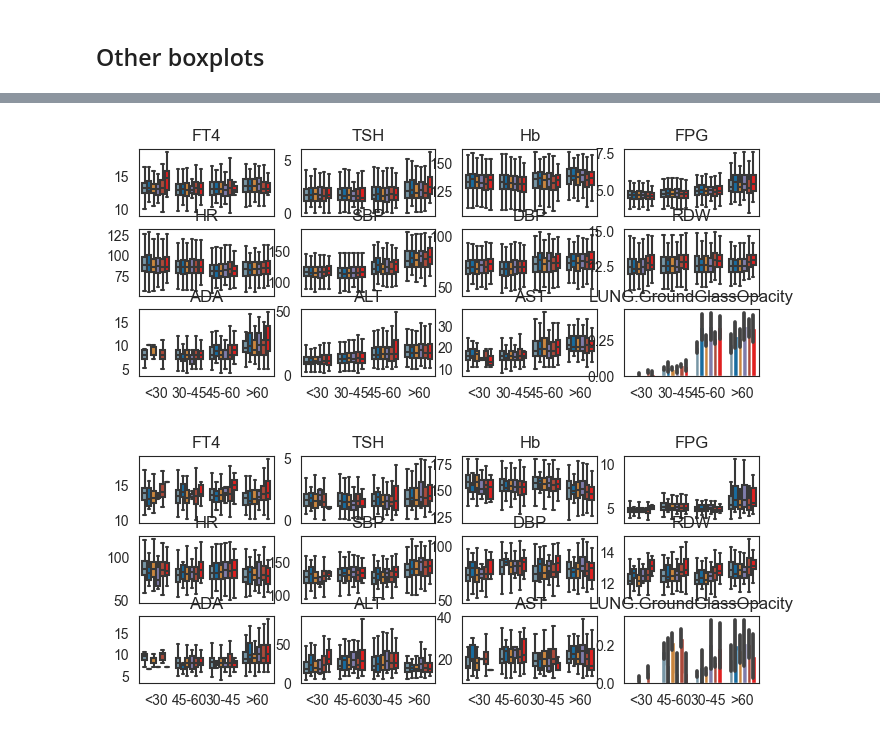
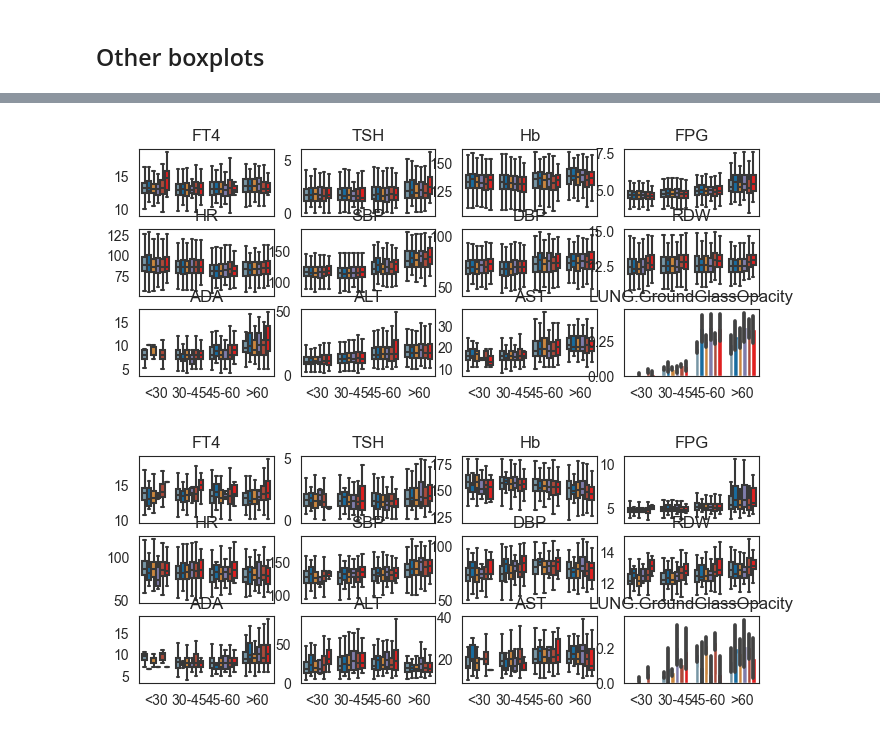
Before and after one commit to huboqiang/healthman, a Jupyter notebook: Figure3_T-wave-xgb.ipynb, the cells around one changed output, grey strips where cells are left out. Drawn from its saved outputs; the diff is of its cells as text; code cells hidden in the pictures.

```diff
--- a/Figure3_T-wave-xgb.ipynb
+++ b/Figure3_T-wave-xgb.ipynb
@@ -384,6 +385,7 @@ fig = plt.figure(figsize=(4,2.5))
 for idx,gender in enumerate(["female", "male"]):
     ax = fig.add_subplot(2,1,1+idx)
     sns.boxplot(df_t_group[(df_t_group["gender"]==gender)], x="age_groups",
+                order=l_age_groups,
                 hue="group_each_year", y=tag, showfliers = False,
                 hue_order=hue_order, palette=pal, ax=ax)
 
@@ -395,7 +397,7 @@ for idx,gender in enumerate(["female", "male"]):
         ax.set_xticklabels([])
         ax.set_title(parse_dict_with_default(tag, rename_dict))
 
-    add_stat_annotation(ax, data=df_t_group[(df_t_group["gender"]==gender)], x="age_groups", #order=l_age_groups,
+    add_stat_annotation(ax, data=df_t_group[(df_t_group["gender"]==gender)], x="age_groups", order=l_age_groups,
                 hue="group_each_year",y=tag,
                 box_pairs=[
                         ((">60", "t-norm_2023-Test-2023"), (">60", "t-abnorm_2023-Test-2023")),
@@ -493,6 +495,7 @@ for idx,gender in enumerate(["female", "male"]):
     ax = fig.add_subplot(2,1,1+idx)
     sns.barplot(df_t_group[(df_t_group["gender"]==gender)], x="age_groups",
                 hue="group_each_year", y=tag,# showfliers = False,
+                order=l_age_groups,
                 hue_order=hue_order, palette=pal, ax=ax)
 
     ax.get_legend().remove()
@@ -548,6 +551,7 @@ for idx,gender in enumerate(["female", "male"]):
     ax = fig.add_subplot(2,1,1+idx)
     sns.barplot(df_t_group[(df_t_group["gender"]==gender)], x="age_groups",
                 hue="group_each_year", y=tag,# showfliers = False,
+                order=l_age_groups,
                 hue_order=hue_order, palette=pal, ax=ax)
 
     ax.get_legend().remove()
@@ -697,6 +701,7 @@ for gender in ["female", "male"]:
 
         ax = fig.add_subplot(4,n_col,1+idx)
         sns.boxplot(df_t_group[(df_t_group["gender"]==gender)], x="age_groups", hue="group_each_year", y=tag, showfliers = False,
+                    order=l_age_groups,
                     hue_order=hue_order, palette=pal, ax=ax)
 
         ax.set_title(parse_dict_with_default(tag, rename_dict))
@@ -757,33 +762,33 @@ pal = [ "#6F99AD", "#0172B6", "#E18727",  "#7876B1",  "#BD3C29", "#FF0000"]
 for gender in ["female", "male"]:
     fig = plt.figure(figsize=(8,4))
     for idx,tag in enumerate(l_orders):
         ax = fig.add_subplot(4,4,1+idx)
         if idx != len(l_orders) -1:
-            sns.boxplot(df_t_group[(df_t_group["gender"]==gender)],
+            sns.boxplot(df_t_group[(df_t_group["gender"]==gender)], order=l_age_groups,
                             x="age_groups", hue="group_each_year", y=tag, showfliers = False,
                             hue_order=hue_order, palette=pal, ax=ax)
         else:
-            sns.barplot(df_t_group[(df_t_group["gender"]==gender)],
+            sns.barplot(df_t_group[(df_t_group["gender"]==gender)], order=l_age_groups,
                             x="age_groups", hue="group_each_year", y=tag,
                             hue_order=hue_order, palette=pal, ax=ax)
 
         ax.set_title(parse_dict_with_default(tag, rename_dict))
         ax.get_legend().remove()
         ax.set_xlabel("")
         ax.set_ylabel("")
         if idx < len(l_orders) - 4:
             ax.set_xticks([])
             ax.set_xticklabels([])
 
     # fig.savefig(f"../../analysis/liuzhong/human/clinical/figures/Figure3_why_Tchange-{gender}.pdf")
 # fig = plt.figure(figsize=(25,25))
 # for idx,tag in enumerate(l_orders):
 #     ax = fig.add_subplot(4,4,1+idx)
 #     sns.violinplot(df_t_group[df_t_group["gender"]=="male"], x="age_groups", hue="group", y=tag,
 #                 hue_order=["t-norm_2023","t-abnorm_22-23","t-abnorm_2023"],
 #                 palette=["#0172B6", "#E18727", "#BD3C29"], ax=ax
 #)
 #     ax.set_title(parse_dict_with_default(tag, rename_dict))
 # %% [output]
 [figure]
-[figure, old version]
+[figure, new version]
```
Also changed, not shown: parts of 5 cells of this notebook.
